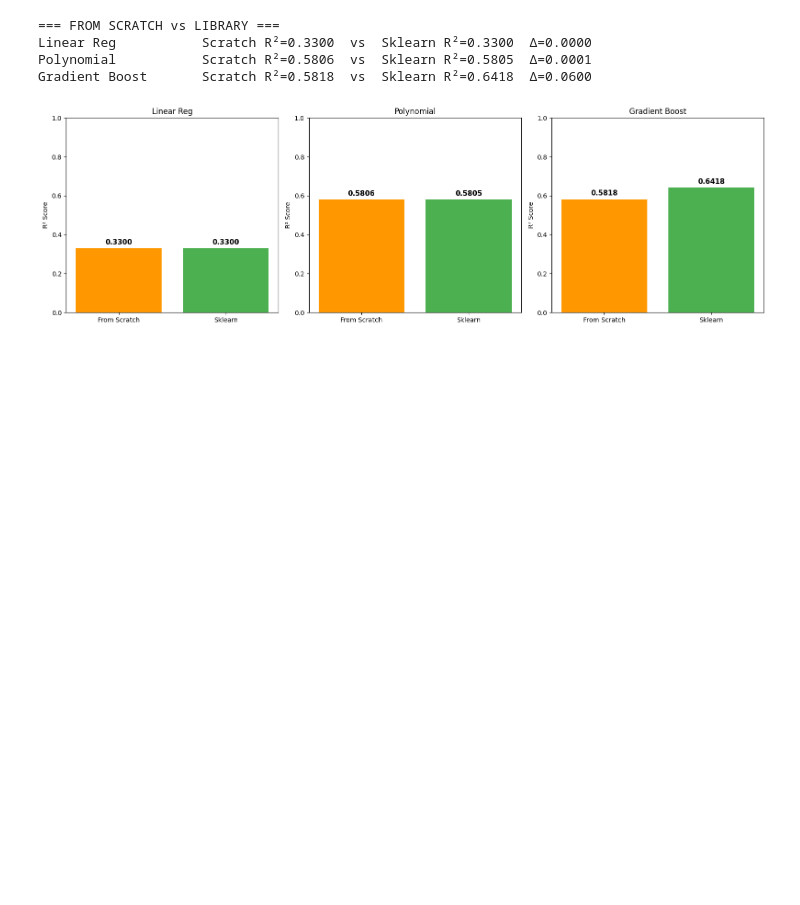
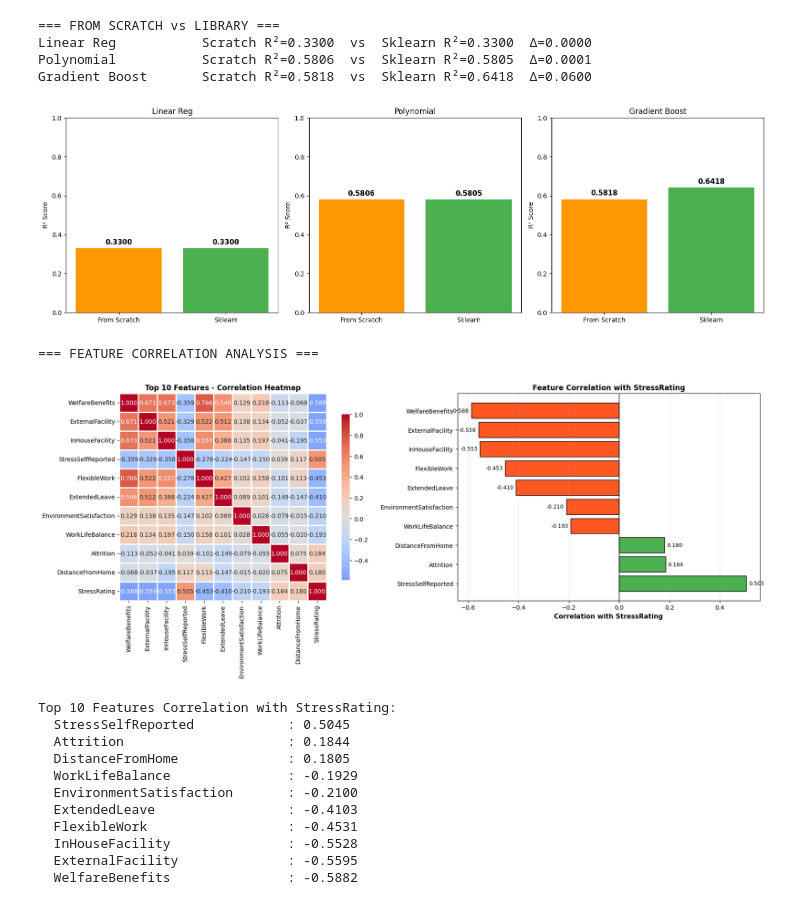
Before and after one commit to jiraphat48026/HR-Machine-Learning-Project, a Jupyter notebook: models/regression.ipynb, the cells around one changed output. Saved outputs shown, nothing was run; the diff lists cells and outputs as text; code cells hidden in the pictures; blank space fills up the shorter version.

```diff
--- a/models/regression.ipynb
+++ b/models/regression.ipynb
@@ -175,7 +187,7 @@ mse_pca = pca_results['mse']
 r2_pca = pca_results['r2']
 y_pred_pca = pca_results['y_pred']
 
-results_pca = {f"PCA {int(var_ratio*100)}%": {
+results_pca = {f"Multi Linear Regression": {
     'n_components': n_comp, 'mse': mse_pca,
     'rmse': pca_results['rmse'], 'r2': r2_pca, 'y_pred': y_pred_pca
 }}
@@ -274,7 +286,7 @@ y_actual_sorted = y_test.flatten()[sort_idx]
 
 # Define plots: (data, color, title)
 plots = [
-    (y_pred_pca, '#FF5722', f"PCA 95% ({n_comp} comp) - R²={r2_pca:.4f}"),
+    (y_pred_pca, '#FF5722', f"Multi Linear Regression ({n_comp} features) - R²={r2_pca:.4f}"),
     (y_pred_poly_scratch, '#FF9800', f"Poly Deg 2 - From Scratch (R²={r2_poly_scratch:.4f})"),
     (y_pred_poly_lib, '#4CAF50', f"Poly Deg 2 - Sklearn (R²={r2_poly_lib:.4f})")
 ]
@@ -291,7 +303,7 @@ for i, (y_pred_data, color, title) in enumerate(plots):
 # Overlay plot in 4th subplot
 ax = axes[1, 1]
 ax.plot(range(len(y_actual_sorted)), y_actual_sorted, 'o-', color='#2196F3', markersize=4, alpha=0.8, label='Actual', linewidth=2)
-ax.plot(range(len(y_pred_pca.flatten()[sort_idx])), y_pred_pca.flatten()[sort_idx], 's--', color='#FF5722', markersize=2, alpha=0.6, label=f'PCA (R²={r2_pca:.4f})')
+ax.plot(range(len(y_pred_pca.flatten()[sort_idx])), y_pred_pca.flatten()[sort_idx], 's--', color='#FF5722', markersize=2, alpha=0.6, label=f'Multi Linear Regression (R²={r2_pca:.4f})')
 ax.plot(range(len(y_pred_poly_scratch.flatten()[sort_idx])), y_pred_poly_scratch.flatten()[sort_idx], '^--', color='#FF9800', markersize=2, alpha=0.6, label=f'Poly FS (R²={r2_poly_scratch:.4f})')
 ax.plot(range(len(y_pred_poly_lib.flatten()[sort_idx])), y_pred_poly_lib.flatten()[sort_idx], 'D--', color='#4CAF50', markersize=2, alpha=0.6, label=f'Poly SK (R²={r2_poly_lib:.4f})')
 ax.set(xlabel="Sample", ylabel=target, title="All Three: Overlay")
@@ -302,7 +314,7 @@ plt.show()
 
 # Metric comparison bar chart
 fig, axes = plt.subplots(1, 3, figsize=(16, 5))
-models = ['PCA 95%', 'Poly FS', 'Poly SK']
+models = ['Multi Linear Regression', 'Poly FS', 'Poly SK']
 r2_scores = [r2_pca, r2_poly_scratch, r2_poly_lib]
 mse_scores = [mse_pca, mse_poly_scratch, mse_poly_lib]
 rmse_scores = [np.sqrt(mse_pca), rmse_poly_scratch, rmse_poly_lib]
@@ -341,7 +353,7 @@ plt.show()
 # Build summary data from all results dictionaries
 results_collection = [
     (results_simple, lambda x: f"Simple LR ({best_feature}) - {x}"),
-    (results_pca, lambda x: f"PCA - {x}"),
+    (results_pca, lambda x: f"Multi Linear Regression - {x}"),
     (results_poly, lambda x: x),
     (results_gb, lambda x: x),
 ]
@@ -382,7 +394,7 @@ plt.show()
 # From-scratch vs library comparison
 print("\n=== FROM SCRATCH vs LIBRARY ===")
 comparison_pairs = [
-    ('Linear Reg', r2_simple_scratch, r2_simple_lib),
+    ('Single Linear Reg', r2_simple_scratch, r2_simple_lib),
     ('Polynomial', r2_poly_scratch, r2_poly_lib),
     ('Gradient Boost', r2_gb_scratch, r2_gb_lib)
 ]
@@ -422,3 +434,59 @@ Linear Reg           Scratch R²=0.3300  vs  Sklearn R²=0.3300  Δ=0.0000
 Polynomial           Scratch R²=0.5806  vs  Sklearn R²=0.5805  Δ=0.0001
 Gradient Boost       Scratch R²=0.5818  vs  Sklearn R²=0.6418  Δ=0.0600
 [figure]
+# %%
+# ========================================
+# FEATURE CORRELATION HEATMAP
+# ========================================
+print("\n=== FEATURE CORRELATION ANALYSIS ===")
+
+# Top 10 features correlation with target
+top_n = 10
+top_feature_names = corrs.head(top_n).index.tolist()
+corr_subset = df[top_feature_names + [target]].corr()
+
+fig, axes = plt.subplots(1, 2, figsize=(18, 7))
+
+# Heatmap
+import seaborn as sns
+sns.heatmap(corr_subset, annot=True, fmt='.3f', cmap='coolwarm', center=0,
+            square=True, linewidths=1, cbar_kws={"shrink": 0.8}, ax=axes[0])
+axes[0].set_title(f'Top {top_n} Features - Correlation Heatmap', fontsize=12, fontweight='bold')
+
+# Bar plot of correlations with target
+target_corrs = corr_subset[target].drop(target).sort_values(ascending=False)
+colors_bar = ['#4CAF50' if x > 0 else '#FF5722' for x in target_corrs.values]
+bars = axes[1].barh(range(len(target_corrs)), target_corrs.values, color=colors_bar, edgecolor='black', linewidth=1)
+axes[1].set_yticks(range(len(target_corrs)))
+axes[1].set_yticklabels(target_corrs.index, fontsize=10)
+axes[1].set_xlabel('Correlation with StressRating', fontsize=11, fontweight='bold')
+axes[1].set_title(f'Feature Correlation with {target}', fontsize=12, fontweight='bold')
+axes[1].axvline(x=0, color='black', linestyle='-', linewidth=1)
+axes[1].grid(alpha=0.3, axis='x')
+
+# Add value labels
+for bar, val in zip(bars, target_corrs.values):
+    axes[1].text(val + (0.01 if val > 0 else -0.01), bar.get_y() + bar.get_height()/2,
+                f'{val:.3f}', va='center', ha='left' if val > 0 else 'right', fontsize=9)
+
+plt.tight_layout()
+plt.show()
+
+# Print feature importance
+print(f"\nTop {top_n} Features Correlation with {target}:")
+for feat, corr_val in target_corrs.items():
+    print(f"  {feat:30s}: {corr_val:6.4f}")
+# %% [output]
+=== FEATURE CORRELATION ANALYSIS ===
+[figure, added]
+Top 10 Features Correlation with StressRating:
+  StressSelfReported            : 0.5045
+  Attrition                     : 0.1844
+  DistanceFromHome              : 0.1805
+  WorkLifeBalance               : -0.1929
+  EnvironmentSatisfaction       : -0.2100
+  ExtendedLeave                 : -0.4103
+  FlexibleWork                  : -0.4531
+  InHouseFacility               : -0.5528
+  ExternalFacility              : -0.5595
+  WelfareBenefits               : -0.5882
```
Also changed, not shown: parts of 10 cells of this notebook, 2 other files.
